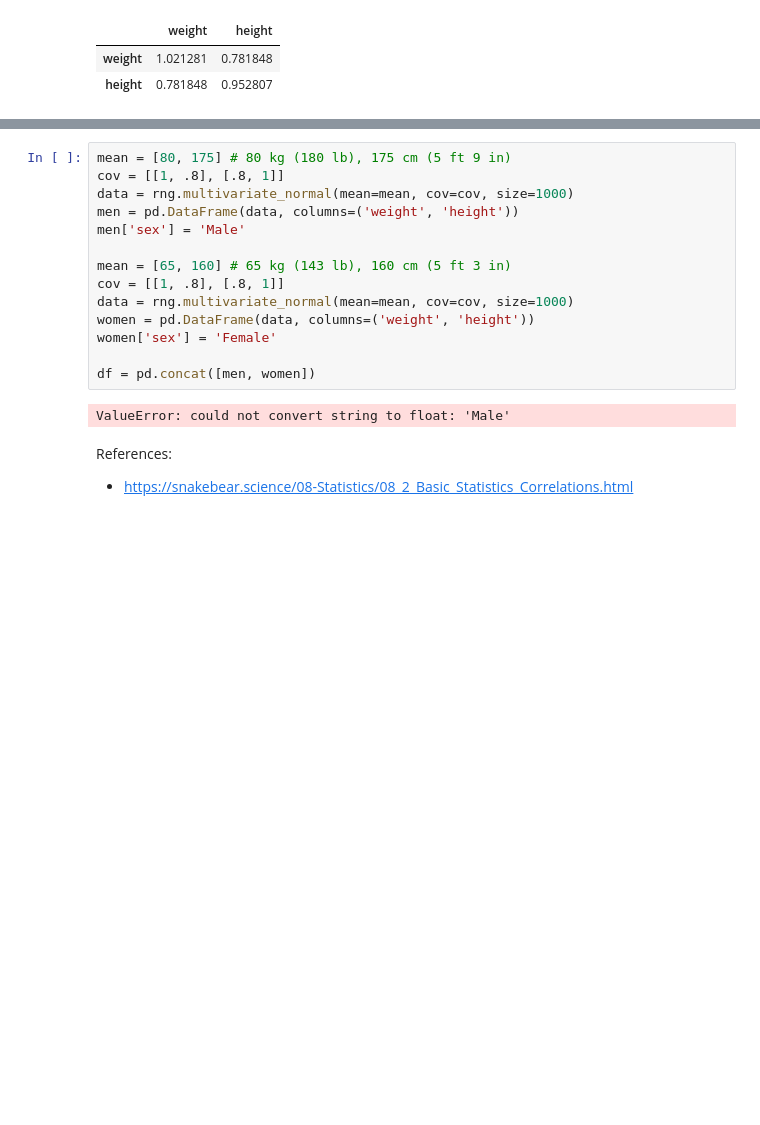
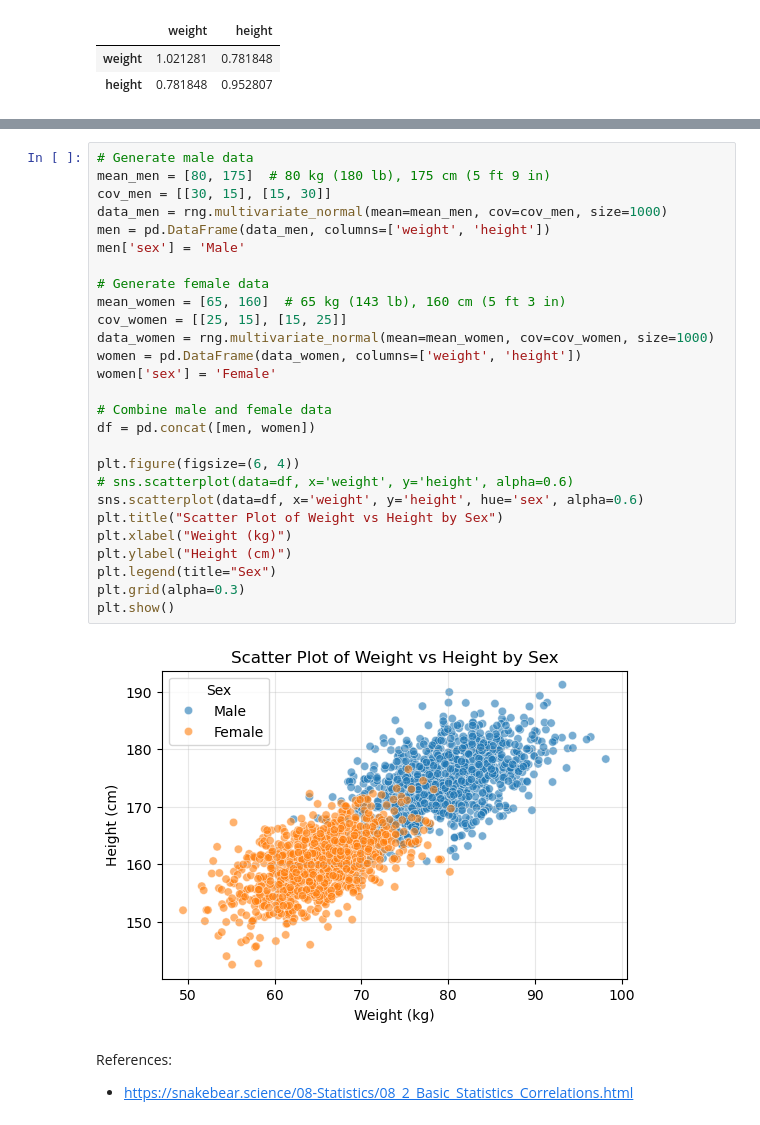
Before and after one commit to Jordanbarker/jordanbarker.github.io, a Jupyter notebook: notebook_library/Notebooks/Still Cooking/correlations.ipynb, the cells around one changed output, grey strips where cells are left out. Drawn from its saved outputs; the diff is of its cells as text; blank space fills up the shorter version.

```diff
--- a/notebook_library/Notebooks/Still Cooking/correlations.ipynb
+++ b/notebook_library/Notebooks/Still Cooking/correlations.ipynb
@@ -79,19 +212,32 @@ Spearman’s Rank Correlation Coefficient
 # %%
-mean = [80, 175] # 80 kg (180 lb), 175 cm (5 ft 9 in)
-cov = [[1, .8], [.8, 1]]
-data = rng.multivariate_normal(mean=mean, cov=cov, size=1000)
-men = pd.DataFrame(data, columns=('weight', 'height'))
+# Generate male data
+mean_men = [80, 175]  # 80 kg (180 lb), 175 cm (5 ft 9 in)
+cov_men = [[30, 15], [15, 30]]
+data_men = rng.multivariate_normal(mean=mean_men, cov=cov_men, size=1000)
+men = pd.DataFrame(data_men, columns=['weight', 'height'])
 men['sex'] = 'Male'
 
-mean = [65, 160] # 65 kg (143 lb), 160 cm (5 ft 3 in)
-cov = [[1, .8], [.8, 1]]
-data = rng.multivariate_normal(mean=mean, cov=cov, size=1000)
-women = pd.DataFrame(data, columns=('weight', 'height'))
+# Generate female data
+mean_women = [65, 160]  # 65 kg (143 lb), 160 cm (5 ft 3 in)
+cov_women = [[25, 15], [15, 25]]
+data_women = rng.multivariate_normal(mean=mean_women, cov=cov_women, size=1000)
+women = pd.DataFrame(data_women, columns=['weight', 'height'])
 women['sex'] = 'Female'
 
+# Combine male and female data
 df = pd.concat([men, women])
+
+plt.figure(figsize=(6, 4))
+# sns.scatterplot(data=df, x='weight', y='height', alpha=0.6)
+sns.scatterplot(data=df, x='weight', y='height', hue='sex', alpha=0.6)
+plt.title("Scatter Plot of Weight vs Height by Sex")
+plt.xlabel("Weight (kg)")
+plt.ylabel("Height (cm)")
+plt.legend(title="Sex")
+plt.grid(alpha=0.3)
+plt.show()
 # %% [output]
-ValueError: could not convert string to float: 'Male'
+[figure, added]
 # %% [markdown]
 References:
 - https://snakebear.science/08-Statistics/08_2_Basic_Statistics_Correlations.html
```
Also changed, not shown: parts of 10 cells of this notebook.
